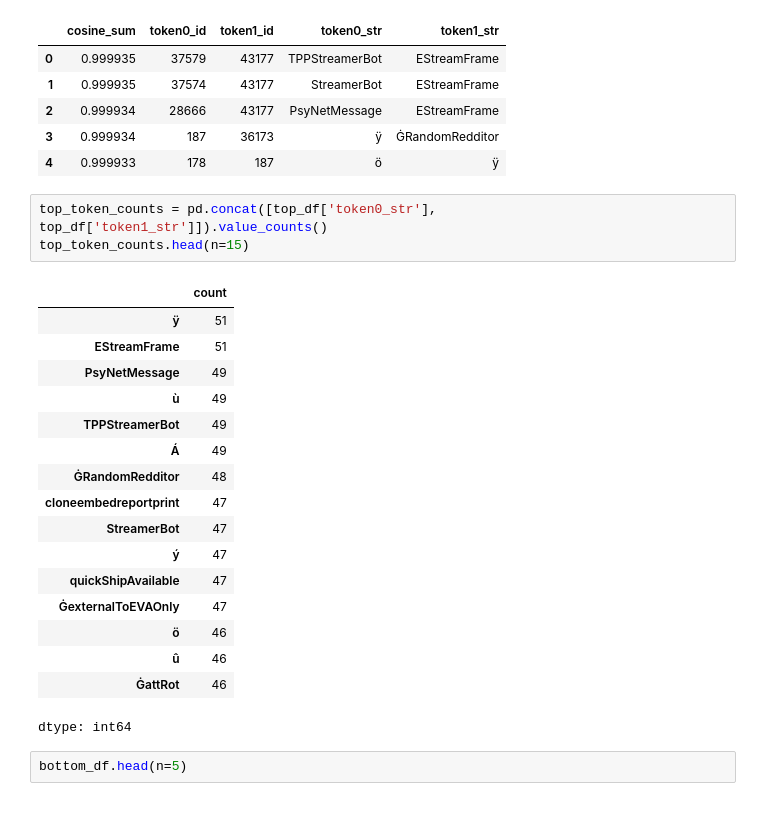
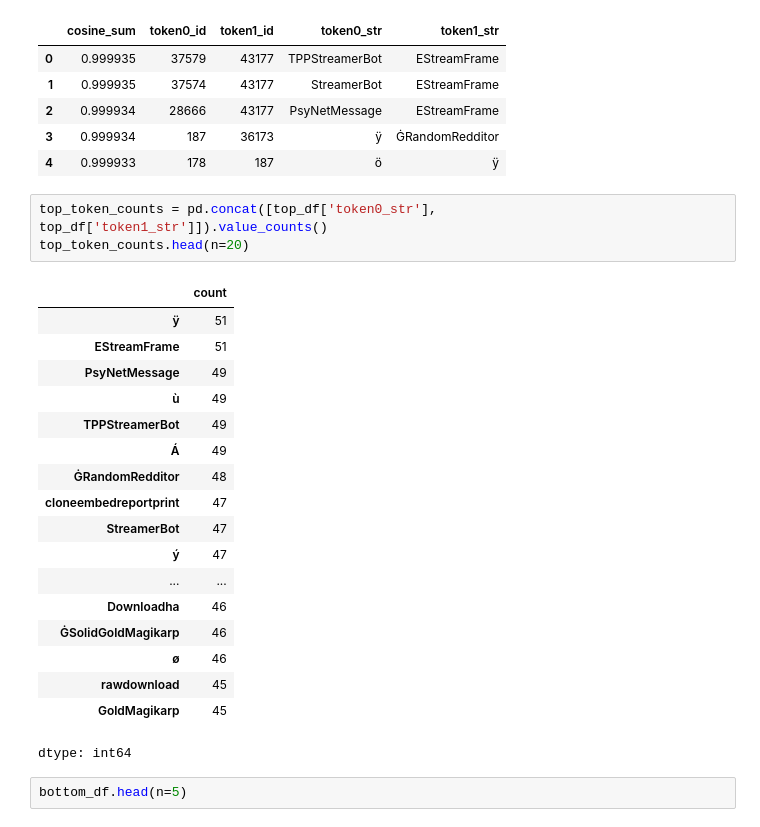
Before and after one commit to gg2001/transformer-circuits, a Jupyter notebook: puzzles/1.ipynb, the cells around one changed output. Cells and saved outputs as stored; diff of their text form.

```diff
--- a/puzzles/1.ipynb
+++ b/puzzles/1.ipynb
@@ -242,24 +242,25 @@ top_df.head(n=5)
 | 4 | 0.999933 | 178 | 187 | ö | ÿ |
 # %%
 top_token_counts = pd.concat([top_df['token0_str'], top_df['token1_str']]).value_counts()
-top_token_counts.head(n=15)
+top_token_counts.head(n=20)
 # %% [output]
 |  | count |
 | ÿ | 51 |
 | EStreamFrame | 51 |
 | PsyNetMessage | 49 |
 | ù | 49 |
 | TPPStreamerBot | 49 |
 | Á | 49 |
 | ĠRandomRedditor | 48 |
 | cloneembedreportprint | 47 |
 | StreamerBot | 47 |
 | ý | 47 |
-| quickShipAvailable | 47 |
-| ĠexternalToEVAOnly | 47 |
-| ö | 46 |
-| û | 46 |
-| ĠattRot | 46 |
+| ... | ... |
+| Downloadha | 46 |
+| ĠSolidGoldMagikarp | 46 |
+| ø | 46 |
+| rawdownload | 45 |
+| GoldMagikarp | 45 |
 dtype: int64
 # %%
 bottom_df.head(n=5)
```
